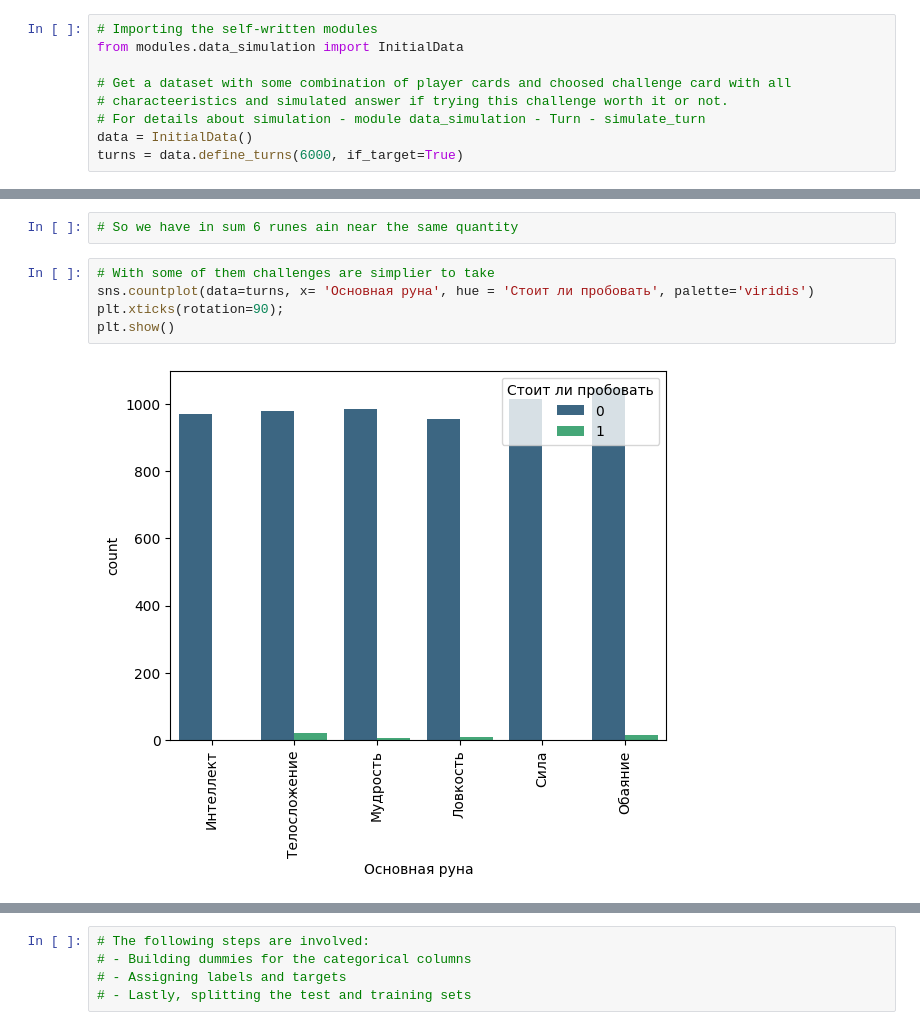
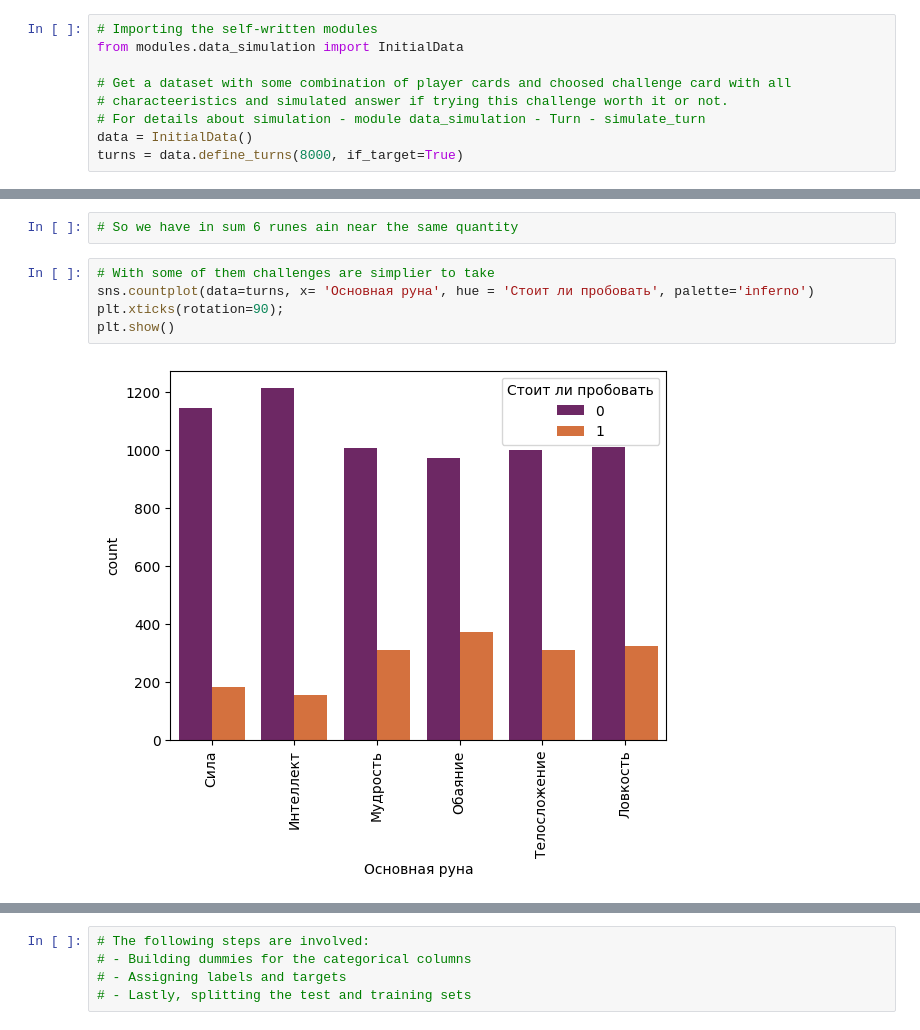
Before and after one commit to Marie-R-Kot/adventure_road_game, a Jupyter notebook: model_choice.ipynb, the cells around one changed output, grey strips where cells are left out. Cells and saved outputs as stored; diff of their text form.

```diff
--- a/model_choice.ipynb
+++ b/model_choice.ipynb
@@ -34,7 +41,7 @@ from modules.data_simulation import InitialData
 # characteeristics and simulated answer if trying this challenge worth it or not.
 # For details about simulation - module data_simulation - Turn - simulate_turn
 data = InitialData()
-turns = data.define_turns(6000, if_target=True)
+turns = data.define_turns(8000, if_target=True)
 # %%
 # Main information about features. Happily don't have missing values
 turns.info()
@@ -136,11 +143,11 @@ Name: count, dtype: int64
 # So we have in sum 6 runes ain near the same quantity
 # %%
 # With some of them challenges are simplier to take
-sns.countplot(data=turns, x= 'Основная руна', hue = 'Стоит ли пробовать', palette='viridis')
+sns.countplot(data=turns, x= 'Основная руна', hue = 'Стоит ли пробовать', palette='inferno')
 plt.xticks(rotation=90);
 plt.show()
 # %% [output]
-[figure, old version]
+[figure, new version]
 # %%
 # Also we have 'Нет' option in category 'Опция'. But looks like it doesn't affect results much,
 # positive result for this category bigger just because this category bigger itself
```
Also changed, not shown: parts of 50 cells of this notebook, 10 other files.
